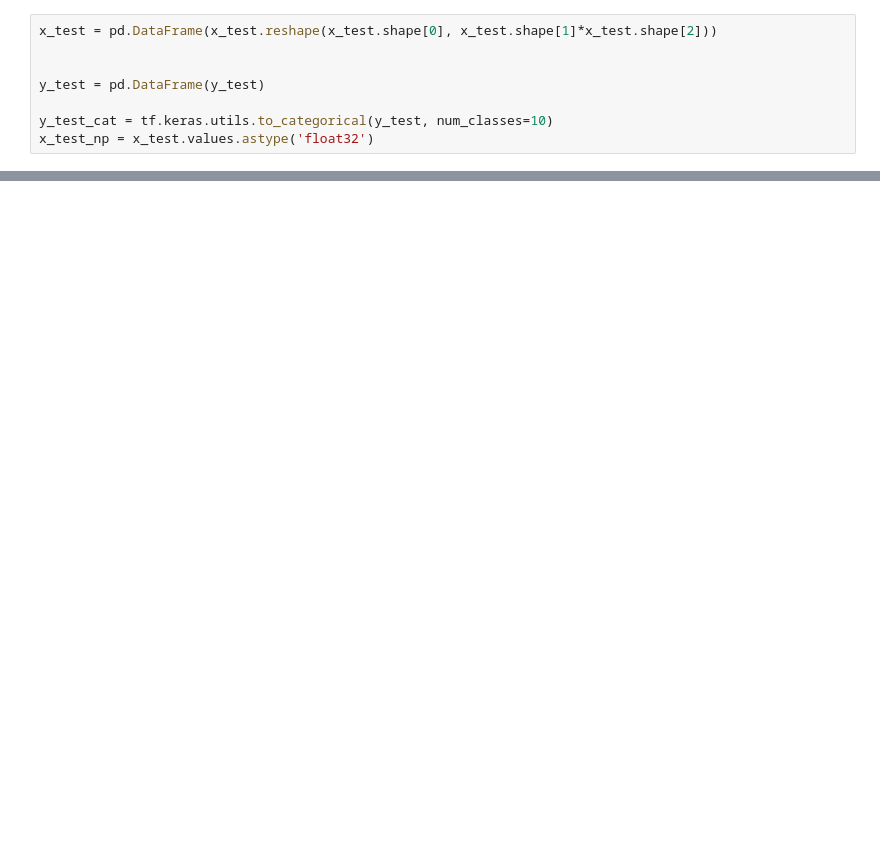
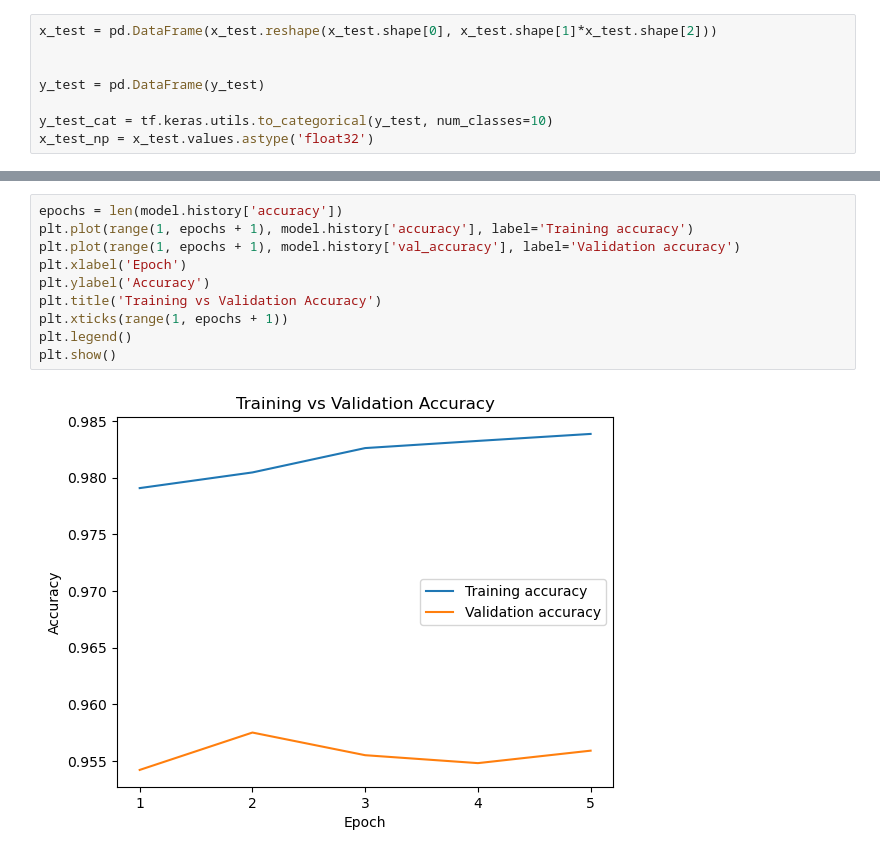
Before and after one commit to ForgottenTu/SJ25_5AHIT_DSAI_Mayer, a Jupyter notebook: Übungen/UE01/UE01_MNIST.ipynb, the cells around one changed output, grey strips where cells are left out. Drawn from its saved outputs; the diff is of its cells as text; blank space fills up the shorter version.

```diff
--- a/Übungen/UE01/UE01_MNIST.ipynb
+++ b/Übungen/UE01/UE01_MNIST.ipynb
@@ -58,0 +104,12 @@ loss, accuracy = model.evaluate(x_test_np,y_test_cat)
+# %%
+epochs = len(model.history['accuracy'])
+plt.plot(range(1, epochs + 1), model.history['accuracy'], label='Training accuracy')
+plt.plot(range(1, epochs + 1), model.history['val_accuracy'], label='Validation accuracy')
+plt.xlabel('Epoch')
+plt.ylabel('Accuracy')
+plt.title('Training vs Validation Accuracy')
+plt.xticks(range(1, epochs + 1))
+plt.legend()
+plt.show()
+# %% [output]
+[figure, added]
```
Also changed, not shown: parts of 8 cells of this notebook, 2 other files.
